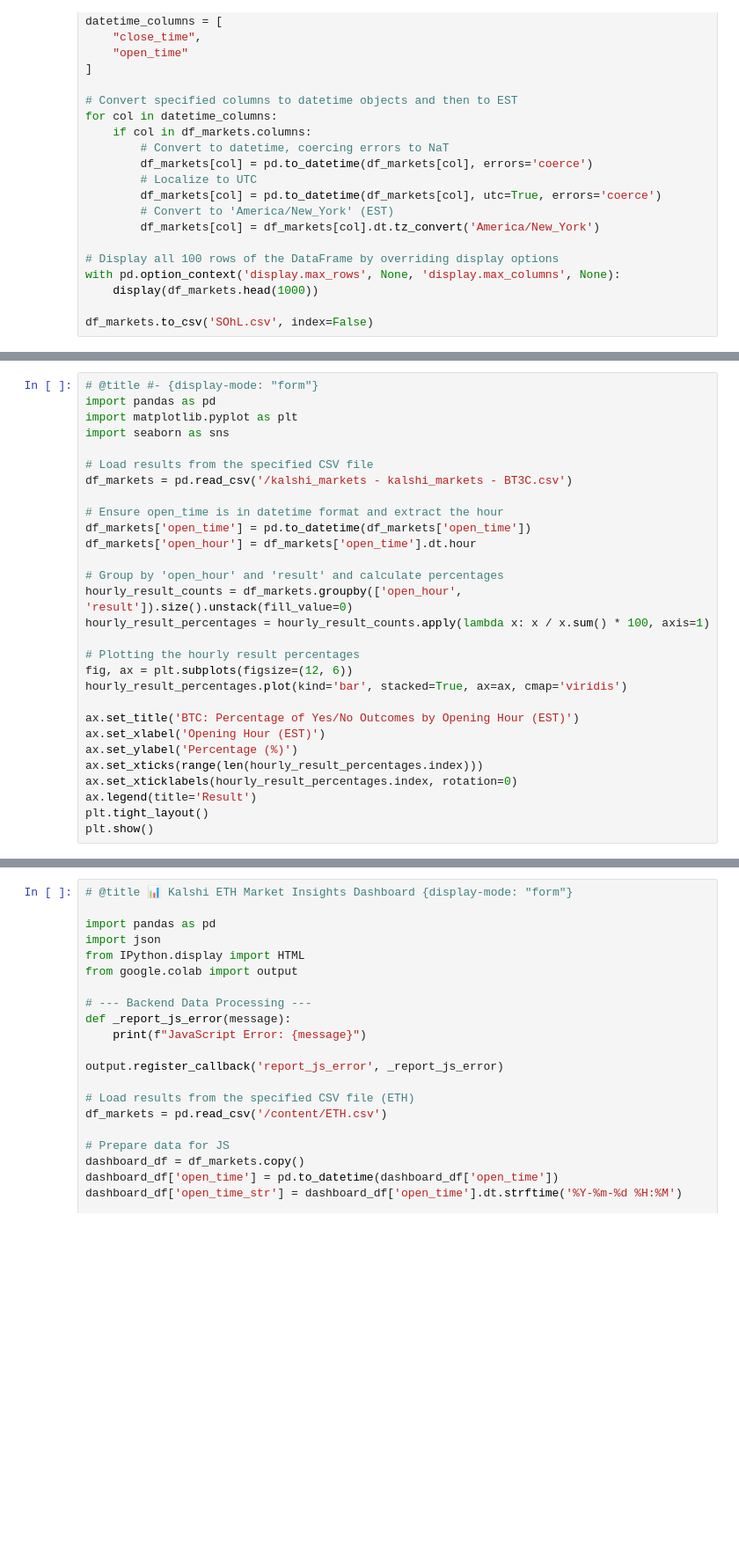
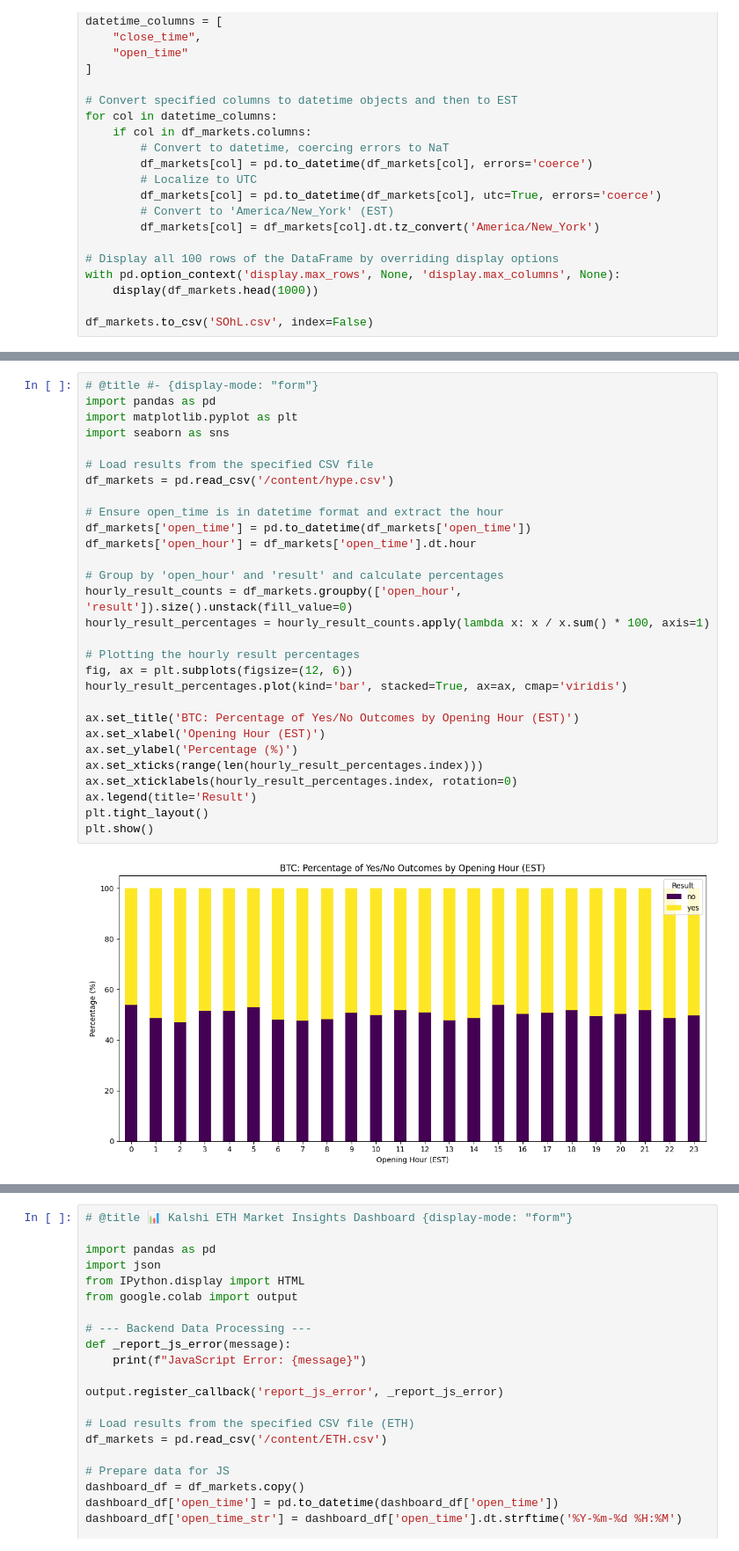
Before and after one commit to JohnEvans89/Kalshi_API_Test, a Jupyter notebook: Kalshi_Colab.ipynb, the cells around one changed output, grey strips where cells are left out. Shown at 88% size. Cells and saved outputs as stored; diff of their text form; blank space fills up the shorter version.

```diff
--- a/Kalshi_Colab.ipynb
+++ b/Kalshi_Colab.ipynb
@@ -419,29 +469,31 @@ display(hourly_result_percentages)
 # %%
 # @title #- {display-mode: "form"}
 import pandas as pd
 import matplotlib.pyplot as plt
 import seaborn as sns
 
 # Load results from the specified CSV file
-df_markets = pd.read_csv('/kalshi_markets - kalshi_markets - BT3C.csv')
+df_markets = pd.read_csv('/content/hype.csv')
 
 # Ensure open_time is in datetime format and extract the hour
 df_markets['open_time'] = pd.to_datetime(df_markets['open_time'])
 df_markets['open_hour'] = df_markets['open_time'].dt.hour
 
 # Group by 'open_hour' and 'result' and calculate percentages
 hourly_result_counts = df_markets.groupby(['open_hour', 'result']).size().unstack(fill_value=0)
 hourly_result_percentages = hourly_result_counts.apply(lambda x: x / x.sum() * 100, axis=1)
 
 # Plotting the hourly result percentages
 fig, ax = plt.subplots(figsize=(12, 6))
 hourly_result_percentages.plot(kind='bar', stacked=True, ax=ax, cmap='viridis')
 
 ax.set_title('BTC: Percentage of Yes/No Outcomes by Opening Hour (EST)')
 ax.set_xlabel('Opening Hour (EST)')
 ax.set_ylabel('Percentage (%)')
 ax.set_xticks(range(len(hourly_result_percentages.index)))
 ax.set_xticklabels(hourly_result_percentages.index, rotation=0)
 ax.legend(title='Result')
 plt.tight_layout()
 plt.show()
+# %% [output]
+[figure, added]
```
Also changed, not shown: parts of 4 cells of this notebook.
